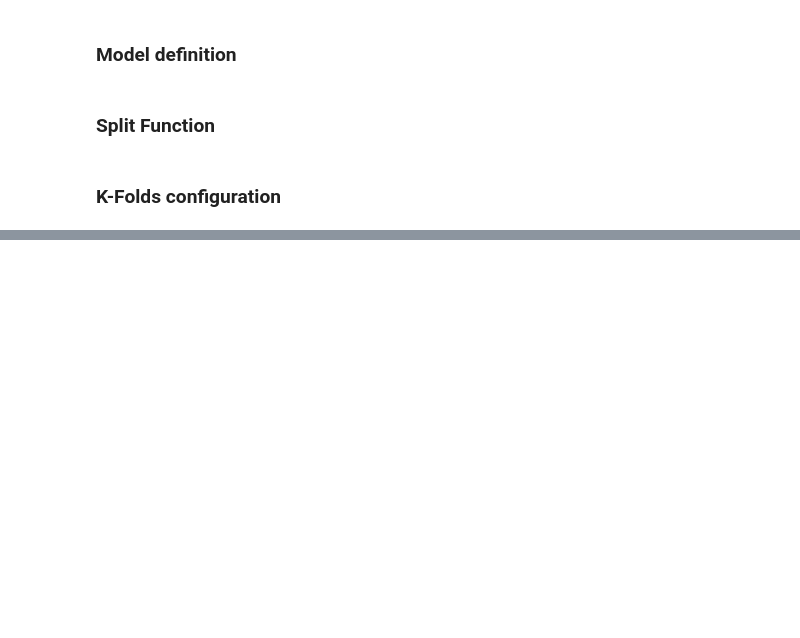
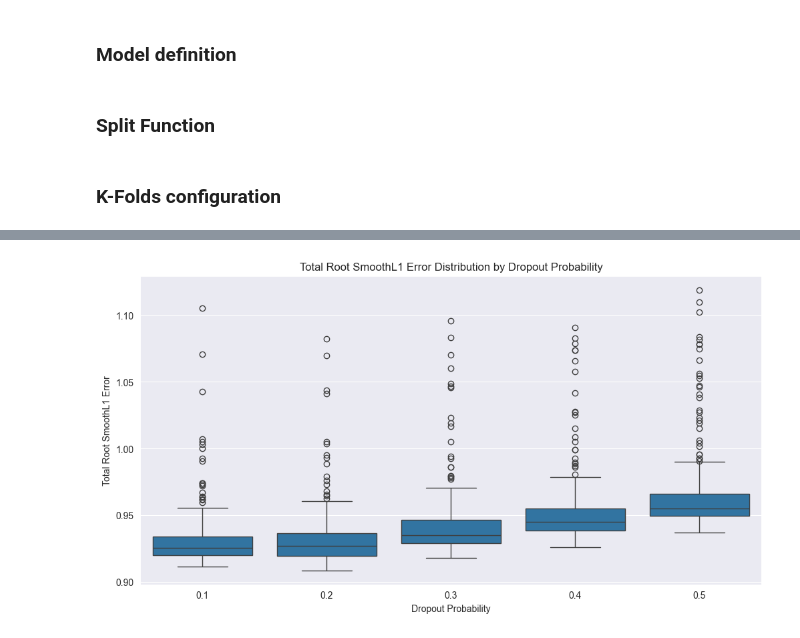
Before and after one commit to omar11205/torchDeepLearning, a Jupyter notebook: ANN/21_torch_taxi_fares_p4.ipynb, the cells around one changed output, grey strips where cells are left out. Cells and saved outputs as stored; diff of their text form; code cells hidden in the pictures; blank space fills up the shorter version.

```diff
--- a/ANN/21_torch_taxi_fares_p4.ipynb
+++ b/ANN/21_torch_taxi_fares_p4.ipynb
@@ -92,9 +91,9 @@ def model_tensors(df, cat_cols, cont_cols, y_col):
     y = df[y_col].values.reshape(-1, 1)
 
     # Convert to PyTorch tensors
-    cats_t = torch.tensor(cats, dtype=torch.int64)
-    conts_t = torch.tensor(conts, dtype=torch.float32)
-    y_t = torch.tensor(y, dtype=torch.float32)
+    cats_t = torch.tensor(cats, dtype=torch.int64).to(device)
+    conts_t = torch.tensor(conts, dtype=torch.float32).to(device)
+    y_t = torch.tensor(y, dtype=torch.float32).to(device)
 
     return cats_t, conts_t, y_t
 
@@ -176,6 +175,7 @@ arch_configs = [
     ([400, 300, 200, 100], 0.1),
 ]
 
+out_size = 1
 batch_size = 128
 epochs = 150
 results_kfold = []
@@ -238,6 +263,0 @@ def train_fold(arch, p, fold, X_cat_train, X_cat_val, X_cont_train, X_cont_val,
-# %%
-# parallelization task across k folds and architecture configurations
-start_time = time.time()
-results_kfold = Parallel(n_jobs=-1)(delayed(train_fold)(arch, p, fold, *fold_data) for arch, p in arch_configs for fold, fold_data in enumerate(kfold_split(k, cats, conts, y), 1))
-end_time = time.time()
-print(f"Training completed in {end_time - start_time:.2f} seconds.")
@@ -257,0 +266,5 @@ for i in range(50):
+# %%
+# convert the results list to pd.dataframe
+df_results = pd.DataFrame(results_kfold)
+df_results.to_csv("export/results_dropout.csv", index=False)
+df_results.head()
@@ -257,0 +304,7 @@ for i in range(50):
+# %%
+plt.figure(figsize=(12, 6))
+sns.boxplot(x='Dropout Probability', y='Total Root SmoothL1 Error', data=df_results)
+plt.title('Total Root SmoothL1 Error Distribution by Dropout Probability')
+plt.show()
+# %% [output]
+[figure, added]
```
Also changed, not shown: parts of 12 cells of this notebook, 6 other files.
